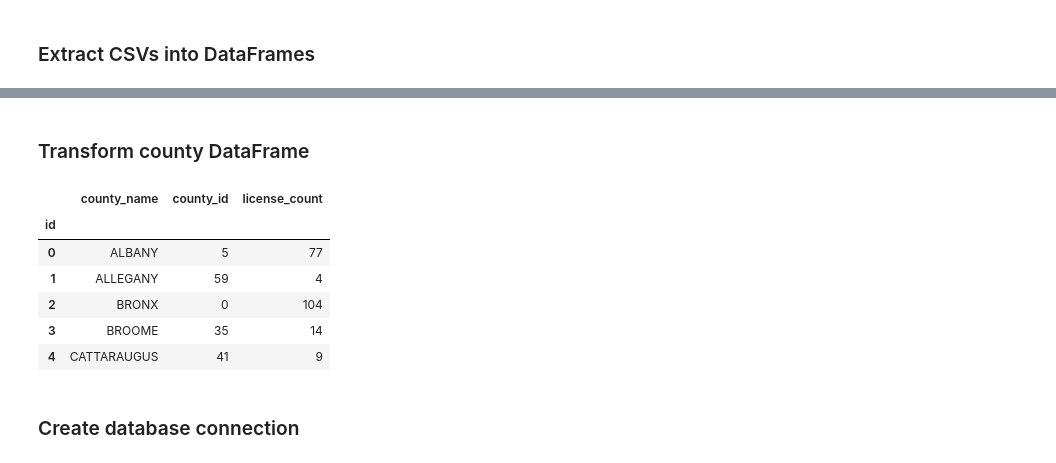
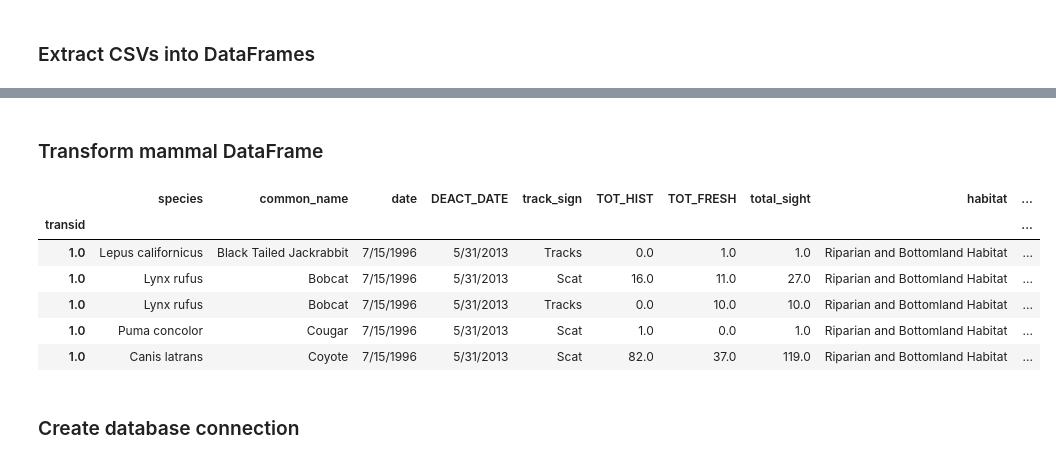
Before and after one commit to rarconaut/Project-2---ETL, a Jupyter notebook: Project2_ETL.ipynb, the cells around one changed output, grey strips where cells are left out. Saved outputs shown, nothing was run; the diff lists cells and outputs as text; code cells hidden in the pictures.

```diff
--- a/Project2_ETL.ipynb
+++ b/Project2_ETL.ipynb
@@ -54,27 +84,36 @@ city_transformed.head()
 # %% [markdown]
-### Transform county DataFrame
+### Transform mammal DataFrame
-# %%
-mammal_cols = ["ID", "County Name (Licensee)", "County ID Code", "License Count"]
-mammal_cols = county_df[county_cols].copy()
-
-# Rename the column headers
-mammal_transformed = mammal_transformed.rename(columns={"ID": "id",
-                                                         "County Name (Licensee)": "county_name",
-                                                         "License Count": "license_count",
-                                                         "County ID Code": "county_id"})
-
-# Set index
-mammal_transformed.set_index("id", inplace=True)
-
-mammal_transformed.head()
-# %% [output]
-|  | county_name | county_id | license_count |
-| id |  |  |  |
-| 0 | ALBANY | 5 | 77 |
-| 1 | ALLEGANY | 59 | 4 |
-| 2 | BRONX | 0 | 104 |
-| 3 | BROOME | 35 | 14 |
-| 4 | CATTARAUGUS | 41 | 9 |
+# %%
+mammal_cols = ['SNAME', 'CNAME', 'ACT_DATE', 'TRACK_SIGN', 'TOT_SIGHT', 'VEG_CAT', 'TRANSID', 'SECTION',
+               'TRANSNAME', 'SITE', 'LAT_MID', 'LONG_MID']
+mammal_cols = mammal_df[mammal_cols].copy()
+
+# Rename the column headers
+mammal_transformed = mammal_df.rename(columns={'SNAME': 'species',
+                                                        'CNAME': 'common_name',
+                                                        'ACT_DATE': 'date',
+                                                        'TRACK_SIGN': 'track_sign',
+                                                        'TOT_SIGHT': 'total_sight',
+                                                        'VEG_CAT': 'habitat',
+                                                        'TRANSID': 'transid',
+                                                        'SECTION': 'section',
+                                                        'TRANSNAME': 'transect',
+                                                        'SITE': 'location',
+                                                        'LAT_MID': 'lat',
+                                                        'LONG_MID': 'lng'})
+
+# Set index
+mammal_transformed.set_index("transid", inplace=True)
+
+mammal_transformed.head()
+# %% [output]
+|  | species | common_name | date | DEACT_DATE | track_sign | TOT_HIST | TOT_FRESH | total_sight | habitat | ... |
+| transid |  |  |  |  |  |  |  |  |  | ... |
+| 1.0 | Lepus californicus | Black Tailed Jackrabbit | 7/15/1996 | 5/31/2013 | Tracks | 0.0 | 1.0 | 1.0 | Riparian and Bottomland Habitat | ... |
+| 1.0 | Lynx rufus | Bobcat | 7/15/1996 | 5/31/2013 | Scat | 16.0 | 11.0 | 27.0 | Riparian and Bottomland Habitat | ... |
+| 1.0 | Lynx rufus | Bobcat | 7/15/1996 | 5/31/2013 | Tracks | 0.0 | 10.0 | 10.0 | Riparian and Bottomland Habitat | ... |
+| 1.0 | Puma concolor | Cougar | 7/15/1996 | 5/31/2013 | Scat | 1.0 | 0.0 | 1.0 | Riparian and Bottomland Habitat | ... |
+| 1.0 | Canis latrans | Coyote | 7/15/1996 | 5/31/2013 | Scat | 82.0 | 37.0 | 119.0 | Riparian and Bottomland Habitat | ... |
 # %% [markdown]
 ### Create database connection
 # %%
```
Also changed, not shown: parts of 5 cells of this notebook.
